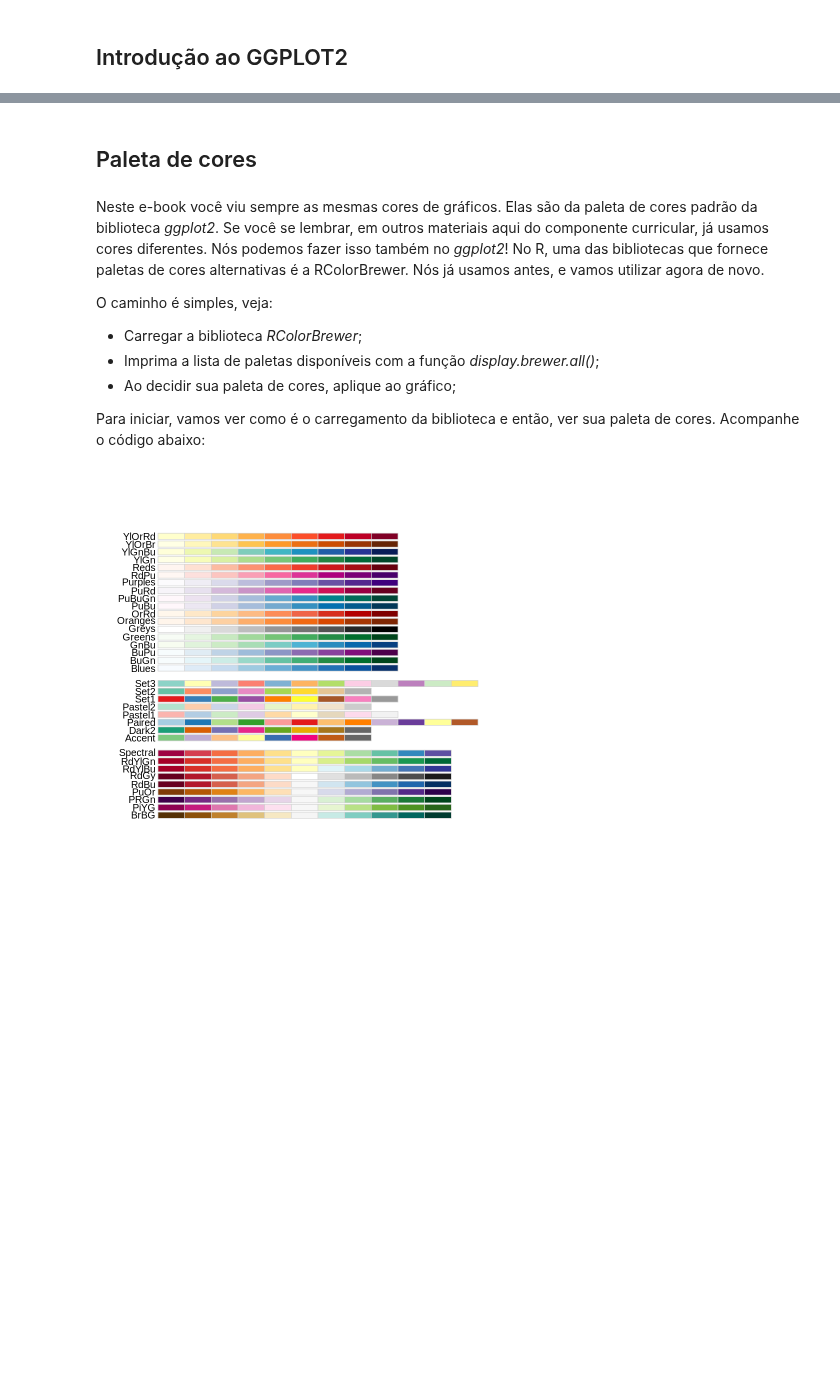
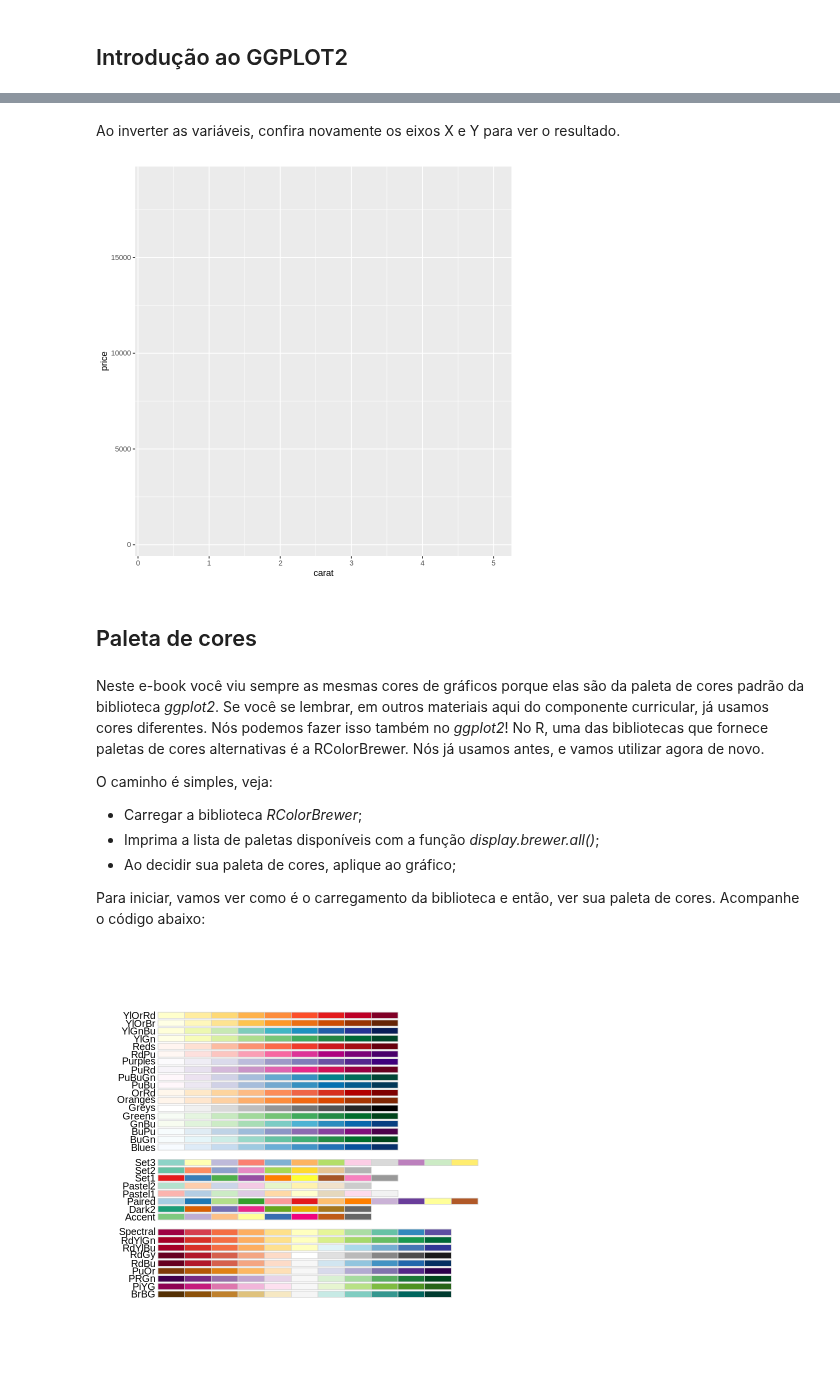
Before and after one commit to Rogerio-mack/Ling-de-Prog-para-Ciencia-de-Dados, a Jupyter notebook: Trilha 7.ipynb, the cells around one changed output, grey strips where cells are left out. Drawn from its saved outputs; the diff is of its cells as text; code cells hidden in the pictures; blank space fills up the shorter version.

```diff
--- a/Trilha 7.ipynb
+++ b/Trilha 7.ipynb
@@ -31,7 +77,13 @@ A proposta deste e-Book é expandir seus horizontes na questão de visualizaçã
+# %% [markdown]
+Ao inverter as variáveis, confira novamente os eixos X e Y para ver o resultado.
+# %%
+ggplot(diamonds, aes(x=carat, y=price))
+# %% [output]
+[figure, added]
 # %% [markdown]
 ## Paleta de cores
 # %% [markdown]
-Neste e-book você viu sempre as mesmas cores de gráficos. Elas são da paleta de cores padrão da biblioteca *ggplot2*. Se você se lembrar, em outros materiais aqui do componente curricular, já usamos cores diferentes. Nós podemos fazer isso também no *ggplot2*! No R, uma das bibliotecas que fornece paletas de cores alternativas é a RColorBrewer. Nós já usamos antes, e vamos utilizar agora de novo.
+Neste e-book você viu sempre as mesmas cores de gráficos porque elas são da paleta de cores padrão da biblioteca *ggplot2*. Se você se lembrar, em outros materiais aqui do componente curricular, já usamos cores diferentes. Nós podemos fazer isso também no *ggplot2*! No R, uma das bibliotecas que fornece paletas de cores alternativas é a RColorBrewer. Nós já usamos antes, e vamos utilizar agora de novo.
 
 O caminho é simples, veja:
 
```
Also changed, not shown: parts of 10 cells of this notebook.
